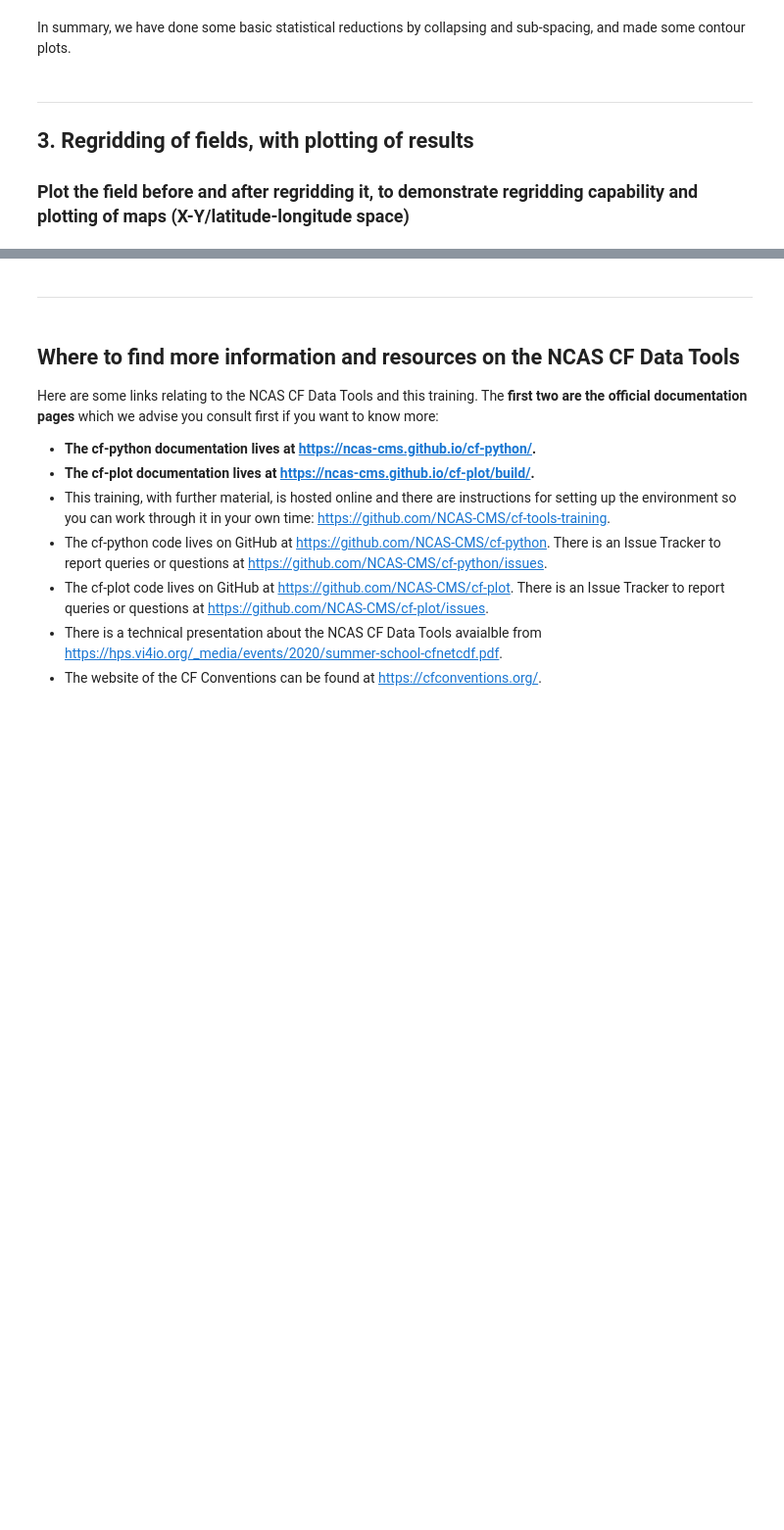
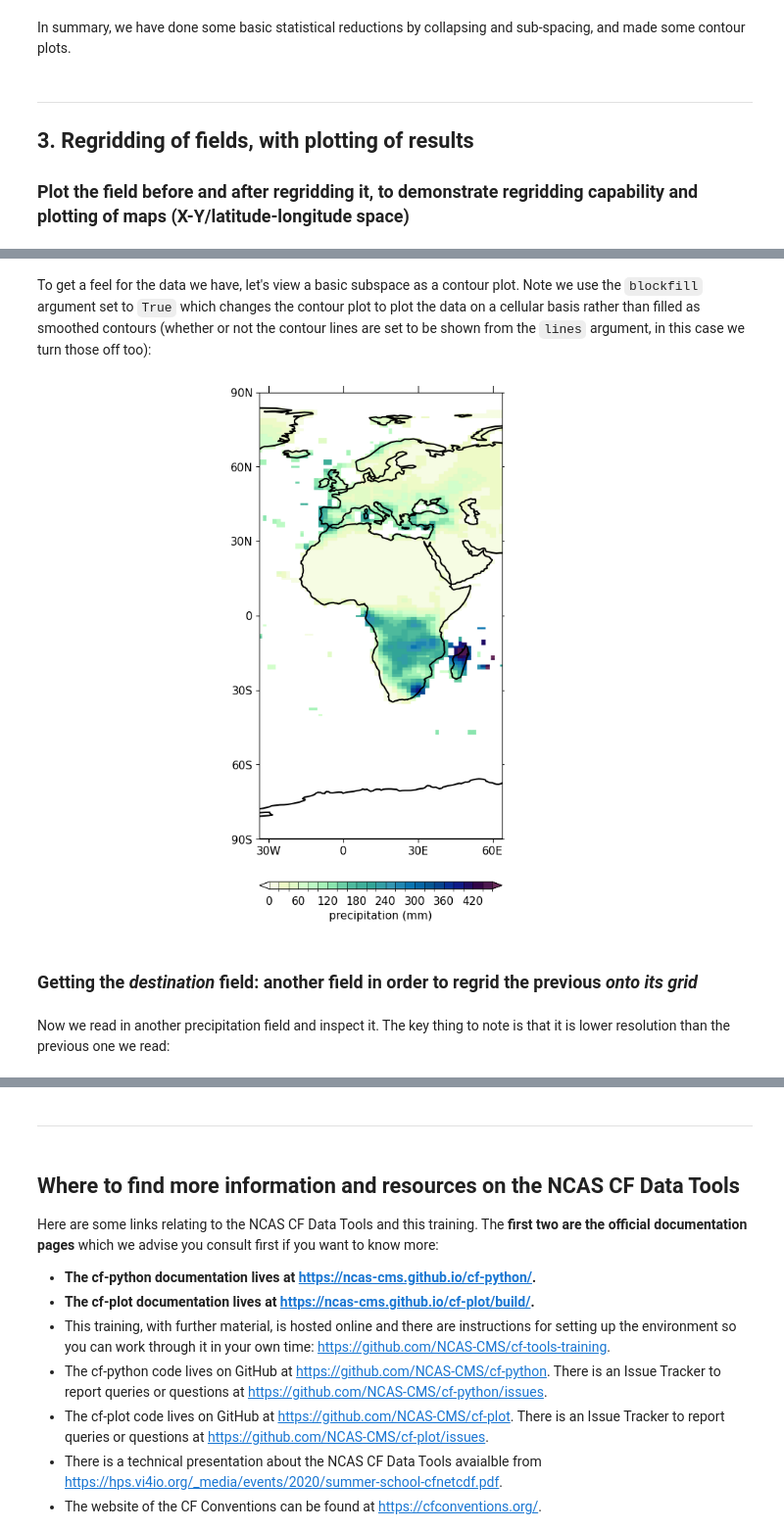
Before and after one commit to sadielbartholomew/cf-tools-training, a Jupyter notebook: new_course/quick_summary/cf_data_tools_summary.ipynb, the cells around one changed output, grey strips where cells are left out. Shown at 98% size. Saved outputs shown, nothing was run; the diff lists cells and outputs as text; code cells hidden in the pictures; blank space fills up the shorter version.

```diff
--- a/new_course/quick_summary/cf_data_tools_summary.ipynb
+++ b/new_course/quick_summary/cf_data_tools_summary.ipynb
@@ -450,0 +320,3 @@ As you can see, again the nature of the regridding output is preserved, but the
+# %%
+higher_res_field = cf.read("../../ncas_data/precip_2010.nc")[0]
+print(higher_res_field)
@@ -450,0 +330,12 @@ As you can see, again the nature of the regridding output is preserved, but the
+# %% [markdown]
+To get a feel for the data we have, let's view a basic subspace as a contour plot. Note we use the `blockfill` argument set to `True` which changes the contour plot to plot the data on a cellular basis rather than filled as smoothed contours (whether or not the contour lines are set to be shown from the `lines` argument, in this case we turn those off too):
+# %%
+cfp.mapset()  # reset
+cfp.cscale("precip_11lev")  # using a colour scale good for precipitation data
+cfp.con(higher_res_field[0], blockfill=True, lines=False)
+# %% [output]
+[figure, added]
+# %% [markdown]
+### Getting the _destination_ field: another field in order to regrid the previous _onto its grid_
+# %% [markdown]
+Now we read in another precipitation field and inspect it. The key thing to note is that it is lower resolution than the previous one we read:
```
Also changed, not shown: parts of 37 cells of this notebook.
